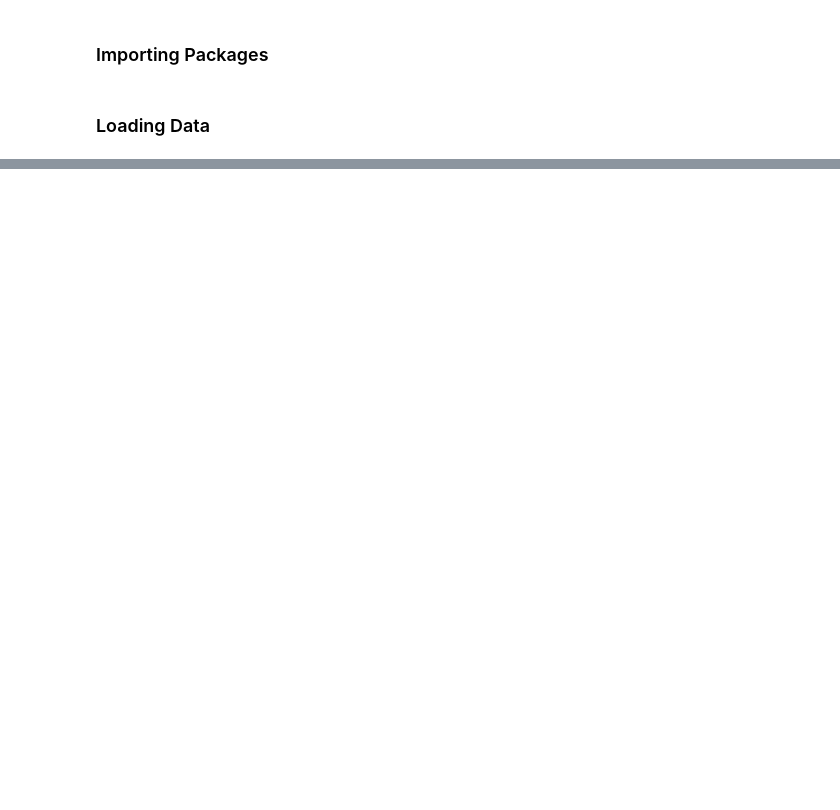
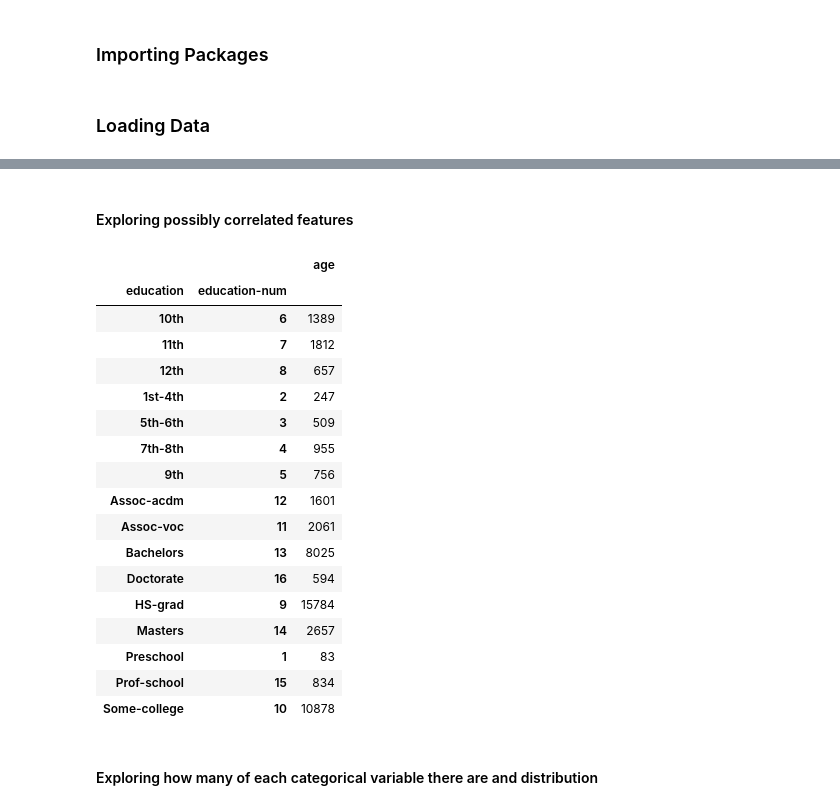
Before and after one commit to Jystine/dsc148-project, a Jupyter notebook: raine-eda.ipynb, the cells around one changed output, grey strips where cells are left out. Drawn from its saved outputs; the diff is of its cells as text; code cells hidden in the pictures; blank space fills up the shorter version.

```diff
--- a/raine-eda.ipynb
+++ b/raine-eda.ipynb
@@ -73,0 +179,26 @@ X
+# %% [markdown]
+#### Exploring possibly correlated features
+# %%
+# education-num can be used to encode education
+data.groupby(["education", "education-num"])[["age"]].count()
+# %% [output]
+|  |  | age |
+| education | education-num |  |
+| 10th | 6 | 1389 |
+| 11th | 7 | 1812 |
+| 12th | 8 | 657 |
+| 1st-4th | 2 | 247 |
+| 5th-6th | 3 | 509 |
+| 7th-8th | 4 | 955 |
+| 9th | 5 | 756 |
+| Assoc-acdm | 12 | 1601 |
+| Assoc-voc | 11 | 2061 |
+| Bachelors | 13 | 8025 |
+| Doctorate | 16 | 594 |
+| HS-grad | 9 | 15784 |
+| Masters | 14 | 2657 |
+| Preschool | 1 | 83 |
+| Prof-school | 15 | 834 |
+| Some-college | 10 | 10878 |
+# %% [markdown]
+#### Exploring how many of each categorical variable there are and distribution
```
Also changed, not shown: parts of 38 cells of this notebook.
